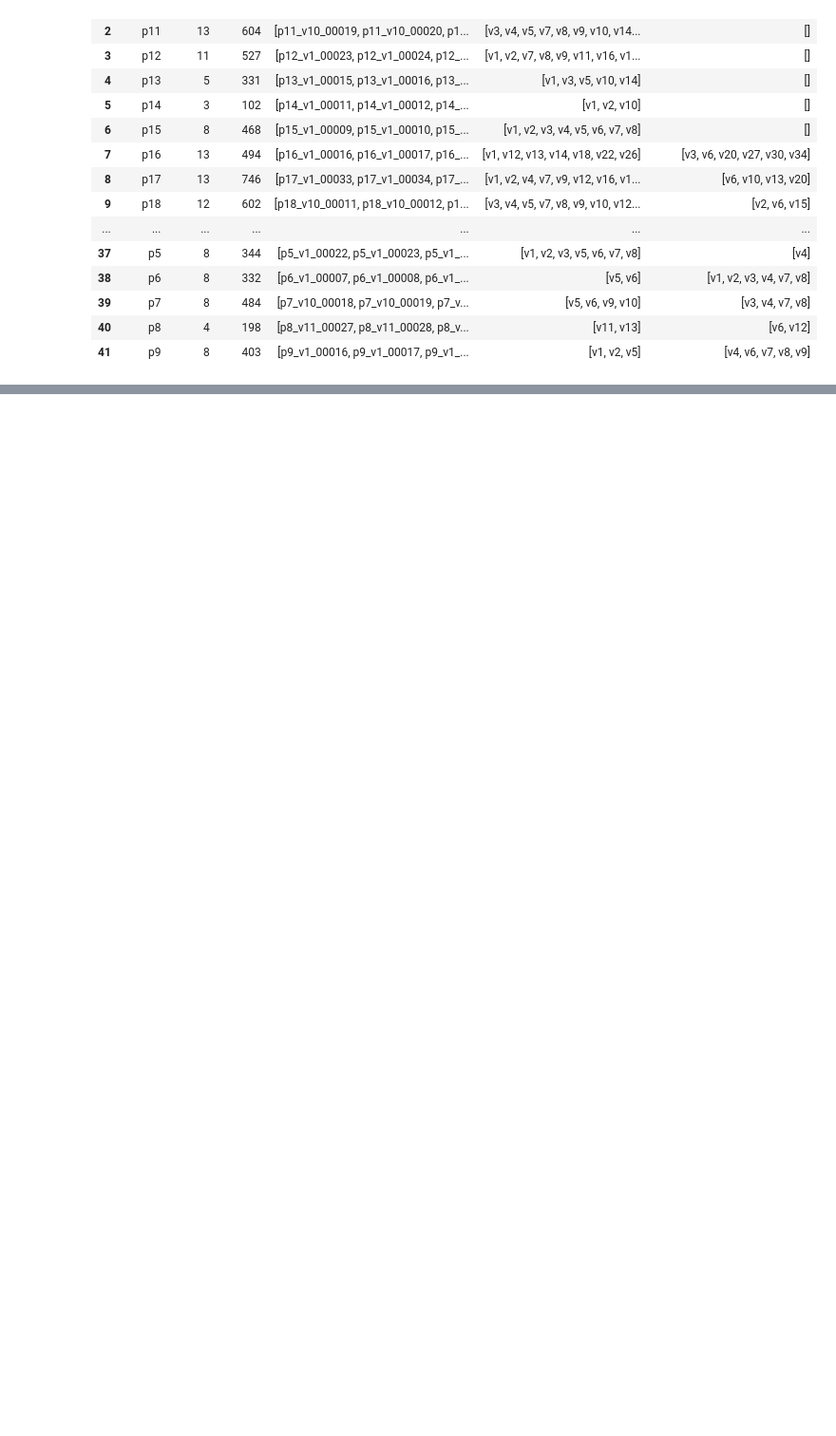
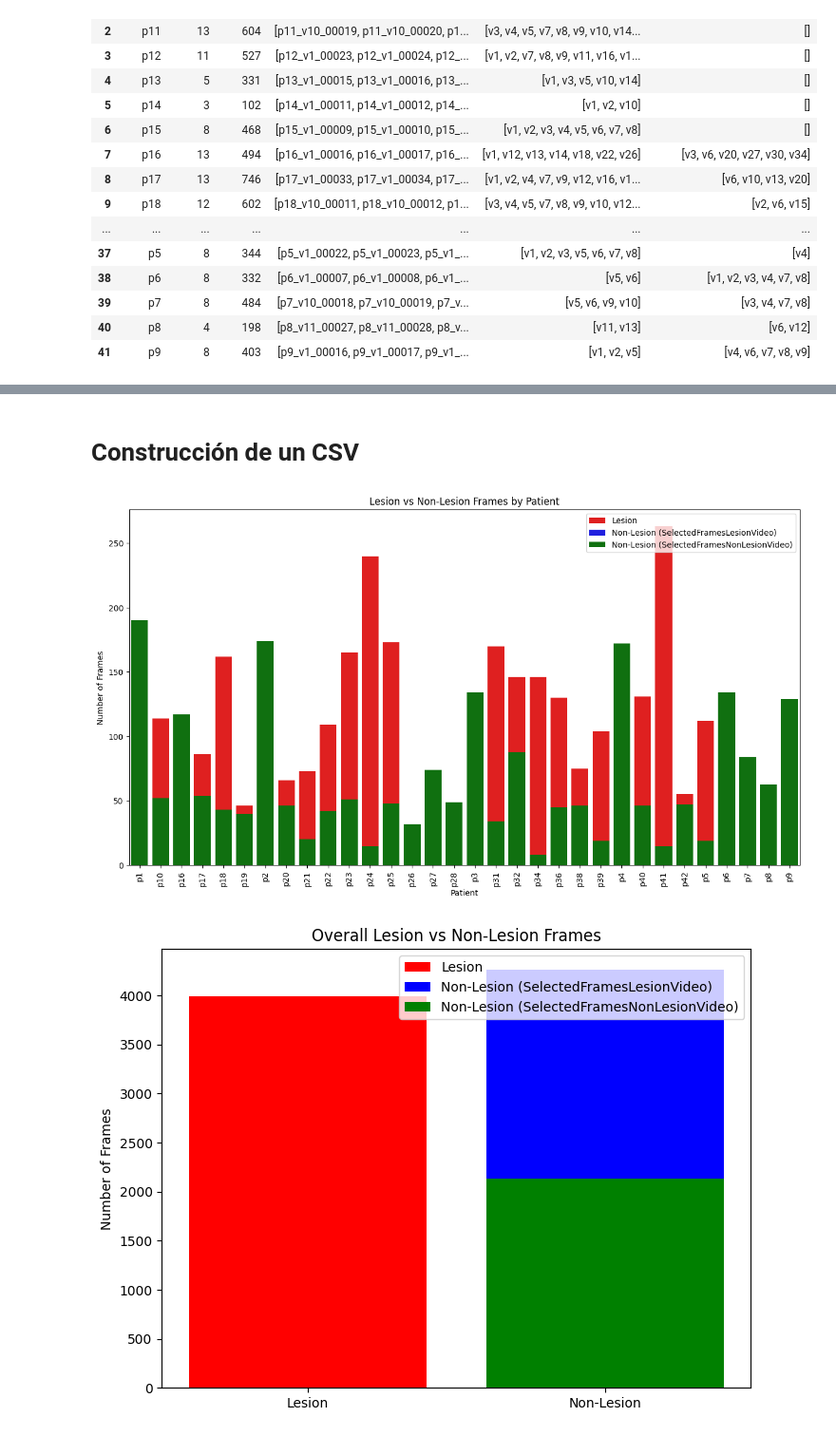
Before and after one commit to MarioPasc/Atheroesclerosis_Detection, a Jupyter notebook: jupyter_notebooks/explore_dataset.ipynb, the cells around one changed output, grey strips where cells are left out. Shown: that part at 95% size. Cells and saved outputs as stored; diff of their text form; code cells hidden in the pictures; blank space fills up the shorter version.

```diff
--- a/jupyter_notebooks/explore_dataset.ipynb
+++ b/jupyter_notebooks/explore_dataset.ipynb
@@ -138,3 +142,5 @@ df
 | 39 | p7 | 8 | 484 | [p7_v10_00018, p7_v10_00019, p7_v... | [v5, v6, v9, v10] | [v3, v4, v7, v8] | [/home/mariopasc/Python/Datasets/... |
 | 40 | p8 | 4 | 198 | [p8_v11_00027, p8_v11_00028, p8_v... | [v11, v13] | [v6, v12] | [/home/mariopasc/Python/Datasets/... |
 | 41 | p9 | 8 | 403 | [p9_v1_00016, p9_v1_00017, p9_v1_... | [v1, v2, v5] | [v4, v6, v7, v8, v9] | [/home/mariopasc/Python/Datasets/... |
+# %% [markdown]
+# Construcción de un CSV
@@ -140,0 +234,42 @@ df
+# %%
+import matplotlib.pyplot as plt
+import seaborn as sns
+
+# Contar los frames lesionados y no lesionados por paciente
+lesion_counts = df[df['Lesion']].groupby('Patient').size().reset_index(name='Lesion')
+non_lesion_counts = df[~df['Lesion']].groupby('Patient').size().reset_index(name='Non_Lesion')
+selected_frames_lesion_video_counts = df[(~df['Lesion']) & df['SelectedFramesLesionVideo'].notna()].groupby('Patient').size().reset_index(name='SelectedFramesLesionVideo_NonLesion')
+selected_frames_non_lesion_video_counts = df[(~df['Lesion']) & df['SelectedFramesNonLesionVideo'].notna()].groupby('Patient').size().reset_index(name='SelectedFramesNonLesionVideo_NonLesion')
+
+# Unir los datos en un solo DataFrame
+counts_df = lesion_counts.merge(non_lesion_counts, on='Patient').merge(selected_frames_lesion_video_counts, on='Patient').merge(selected_frames_non_lesion_video_counts, on='Patient')
+
+# Gráfica por paciente
+plt.figure(figsize=(15, 8))
+sns.barplot(x='Patient', y='Lesion', data=counts_df, color='red', label='Lesion')
+sns.barplot(x='Patient', y='SelectedFramesLesionVideo_NonLesion', data=counts_df, color='blue', label='Non-Lesion (SelectedFramesLesionVideo)')
+sns.barplot(x='Patient', y='SelectedFramesNonLesionVideo_NonLesion', data=counts_df, color='green', label='Non-Lesion (SelectedFramesNonLesionVideo)')
+plt.legend(loc='upper right')
+plt.xlabel('Patient')
+plt.ylabel('Number of Frames')
+plt.title('Lesion vs Non-Lesion Frames by Patient')
+plt.xticks(rotation=90)
+plt.show()
+
+# Gráfica overall de lesion/no lesión
+overall_lesion = df['Lesion'].sum()
+overall_non_lesion = (~df['Lesion']).sum()
+overall_selected_frames_lesion_video = ((~df['Lesion']) & df['SelectedFramesLesionVideo'].notna()).sum()
+overall_selected_frames_non_lesion_video = ((~df['Lesion']) & df['SelectedFramesNonLesionVideo'].notna()).sum()
+
+plt.figure(figsize=(8, 6))
+plt.bar(['Lesion'], [overall_lesion], color='red', label='Lesion')
+plt.bar(['Non-Lesion'], [overall_selected_frames_lesion_video], color='blue', bottom=overall_selected_frames_non_lesion_video, label='Non-Lesion (SelectedFramesLesionVideo)')
+plt.bar(['Non-Lesion'], [overall_selected_frames_non_lesion_video], color='green', label='Non-Lesion (SelectedFramesNonLesionVideo)')
+plt.legend(loc='upper right')
+plt.ylabel('Number of Frames')
+plt.title('Overall Lesion vs Non-Lesion Frames')
+plt.show()
+# %% [output]
+[figure, added]
+[figure, added]
```
Also changed, not shown: parts of 4 cells of this notebook, 1 other file.
